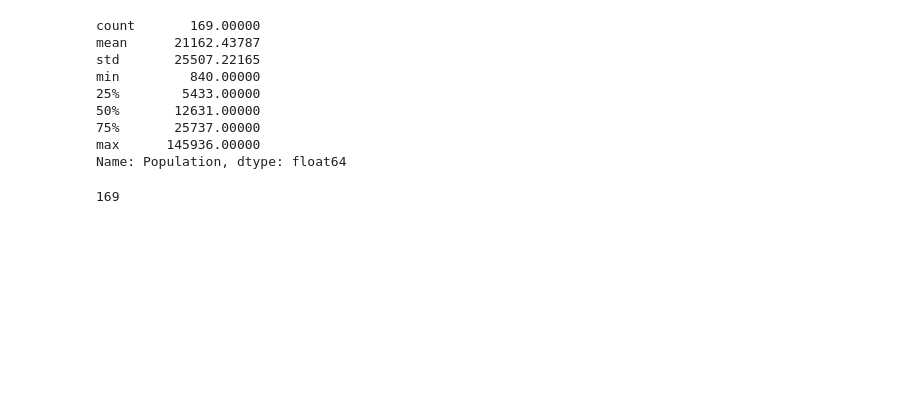
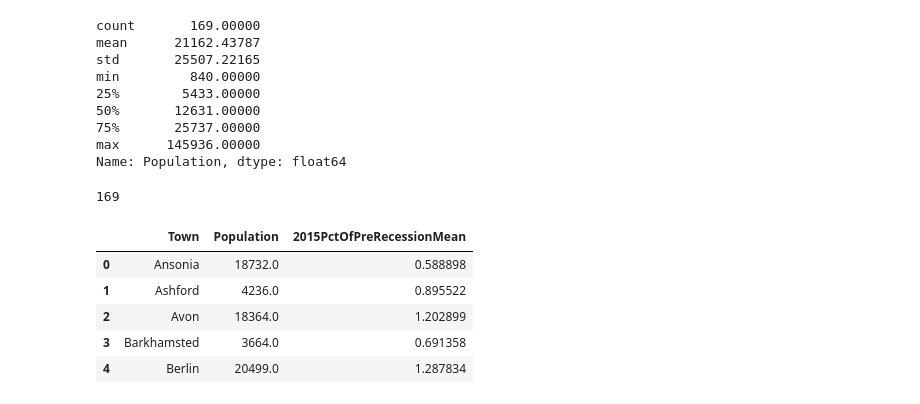
Before and after one commit to jamiekasulis/ct_real_estate_sales, a Jupyter notebook: Data Exploration.ipynb, the cells around one changed output. Cells and saved outputs as stored; diff of their text form; code cells hidden in the pictures; blank space fills up the shorter version.

```diff
--- a/Data Exploration.ipynb
+++ b/Data Exploration.ipynb
@@ -625,6 +637,7 @@ sale_count_timeseries()
 # %%
 sale_count_ts_all_towns
 ct_towns_recovered_sales = sale_count_ts_all_towns.copy()
+ct_towns_recovered_sales['Town'] = ct_towns_recovered_sales.index
 ct_towns_recovered_sales['MeanPreRecessionSaleCount'] = (ct_towns_recovered_sales[2001] + ct_towns_recovered_sales[2002] \
     + ct_towns_recovered_sales[2003] + ct_towns_recovered_sales[2004] + ct_towns_recovered_sales[2005] \
     + ct_towns_recovered_sales[2006]) / 6
@@ -872,3 +906,5 @@ large_town = town_df[town_df['Population'].isin(range(25737,200000))] #75th perc
 len(tiny_town) + len(small_town) + len(medium_town) + len(large_town)
 # %% [output]
 169
+# %%
+town_df_recovery = town_df_copy.copy()
@@ -874,0 +914,9 @@ len(tiny_town) + len(small_town) + len(medium_town) + len(large_town)
+# %%
+town_df_recovery[['Town', 'Population', '2015PctOfPreRecessionMean']].head()
+# %% [output]
+|  | Town | Population | 2015PctOfPreRecessionMean |
+| 0 | Ansonia | 18732.0 | 0.588898 |
+| 1 | Ashford | 4236.0 | 0.895522 |
+| 2 | Avon | 18364.0 | 1.202899 |
+| 3 | Barkhamsted | 3664.0 | 0.691358 |
+| 4 | Berlin | 20499.0 | 1.287834 |
```
Also changed, not shown: parts of 24 cells of this notebook.
